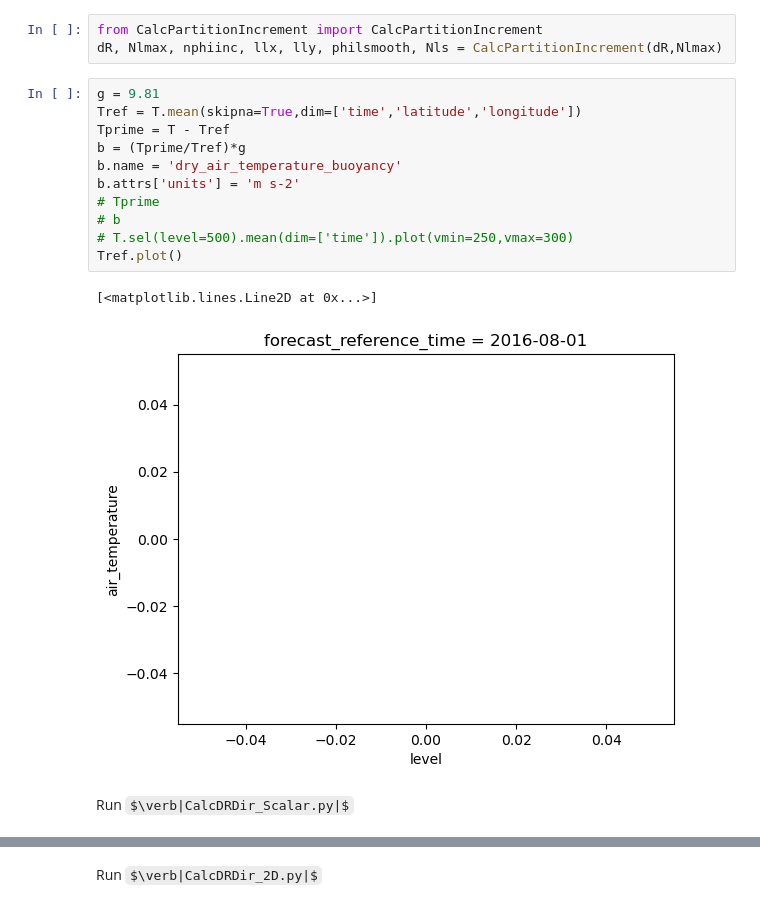
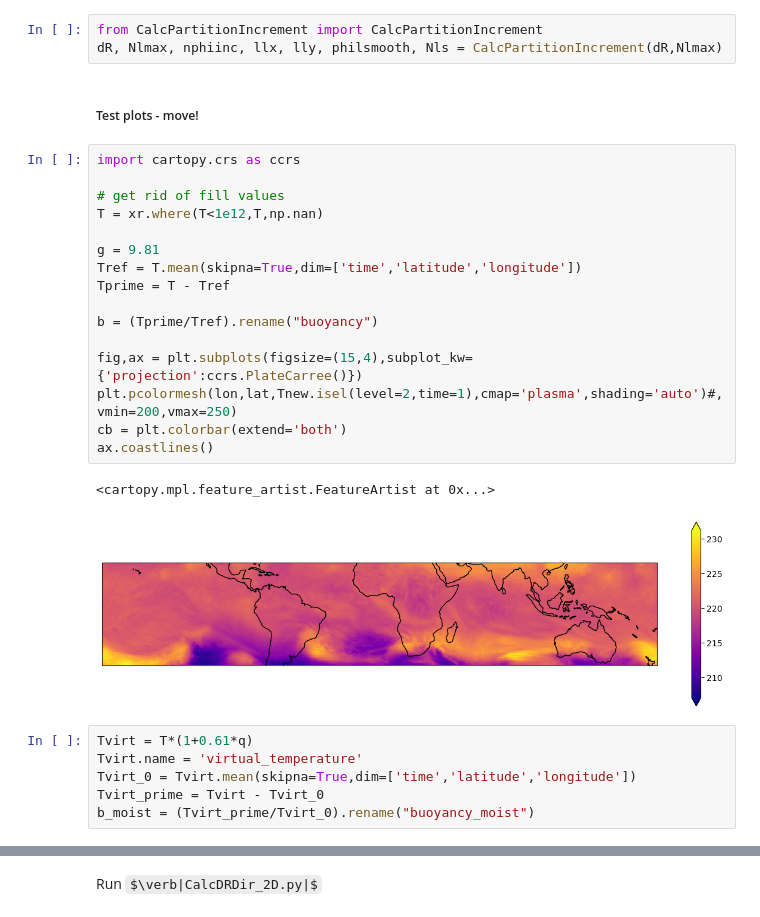
Before and after one commit to ElliotMG/LoSSETT, a Jupyter notebook: LoSSETT_DYN.ipynb, the cells around one changed output, grey strips where cells are left out. Drawn from its saved outputs; the diff is of its cells as text; some formulas as TeX source.

```diff
--- a/LoSSETT_DYN.ipynb
+++ b/LoSSETT_DYN.ipynb
@@ -241,19 +243,30 @@ Run $\verb|CalcPartitionIncrement.py|$
 # %%
 from CalcPartitionIncrement import CalcPartitionIncrement
 dR, Nlmax, nphiinc, llx, lly, philsmooth, Nls = CalcPartitionIncrement(dR,Nlmax)
+# %% [markdown]
+##### Test plots - move!
 # %%
+import cartopy.crs as ccrs
+
+# get rid of fill values
+T = xr.where(T<1e12,T,np.nan)
+
 g = 9.81
 Tref = T.mean(skipna=True,dim=['time','latitude','longitude'])
 Tprime = T - Tref
-b = (Tprime/Tref)*g
-b.name = 'dry_air_temperature_buoyancy'
-b.attrs['units'] = 'm s-2'
-# Tprime
-# b
-# T.sel(level=500).mean(dim=['time']).plot(vmin=250,vmax=300)
-Tref.plot()
+
+b = (Tprime/Tref).rename("buoyancy")
+
+fig,ax = plt.subplots(figsize=(15,4),subplot_kw={'projection':ccrs.PlateCarree()})
+plt.pcolormesh(lon,lat,Tnew.isel(level=2,time=1),cmap='plasma',shading='auto')#,vmin=200,vmax=250)
+cb = plt.colorbar(extend='both')
+ax.coastlines()
 # %% [output]
-[<matplotlib.lines.Line2D at 0x...>]
+<cartopy.mpl.feature_artist.FeatureArtist at 0x...>
-[figure, old version]
+[figure, new version]
-# %% [markdown]
-Run $\verb|CalcDRDir_Scalar.py|$
+# %%
+Tvirt = T*(1+0.61*q)
+Tvirt.name = 'virtual_temperature'
+Tvirt_0 = Tvirt.mean(skipna=True,dim=['time','latitude','longitude'])
+Tvirt_prime = Tvirt - Tvirt_0
+b_moist = (Tvirt_prime/Tvirt_0).rename("buoyancy_moist")
```
Also changed, not shown: parts of 10 cells of this notebook, 15 other files.
